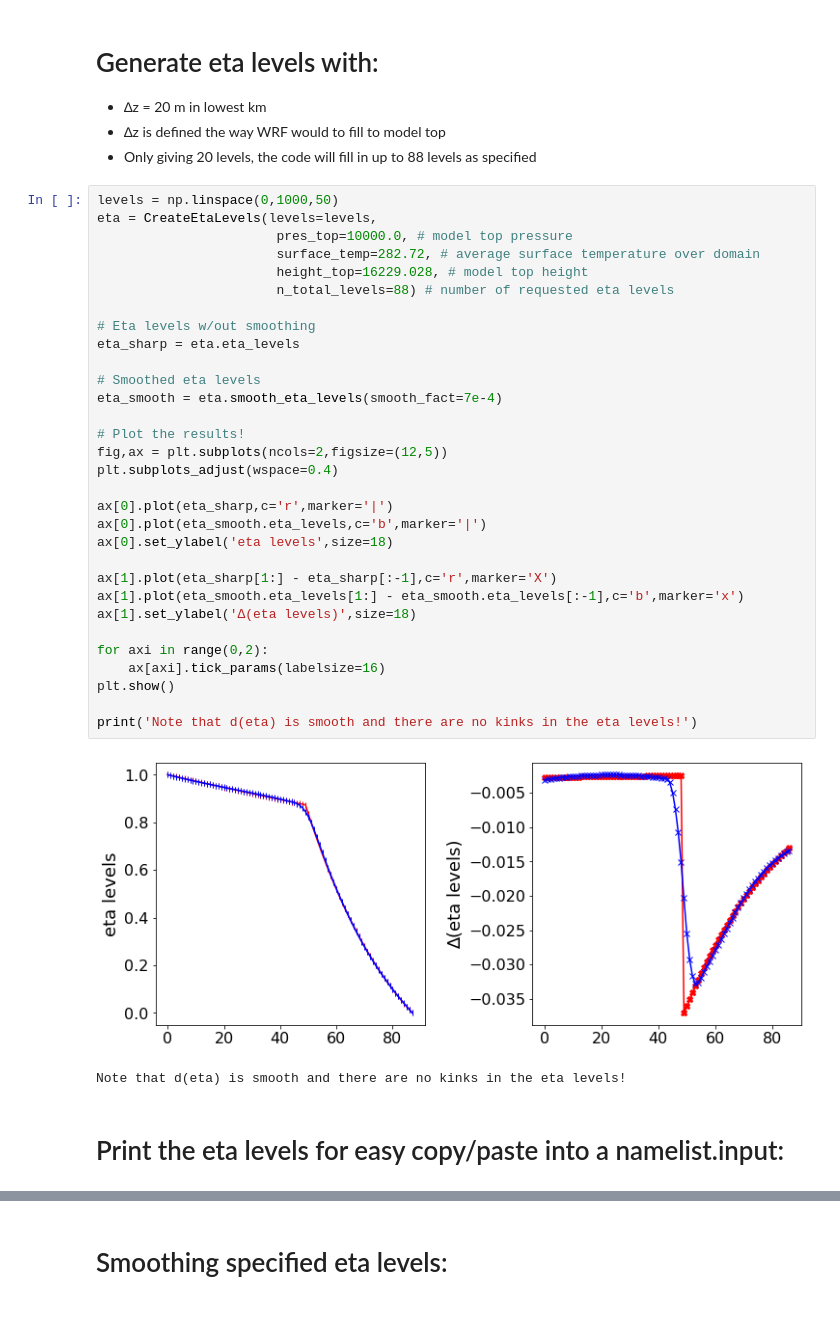
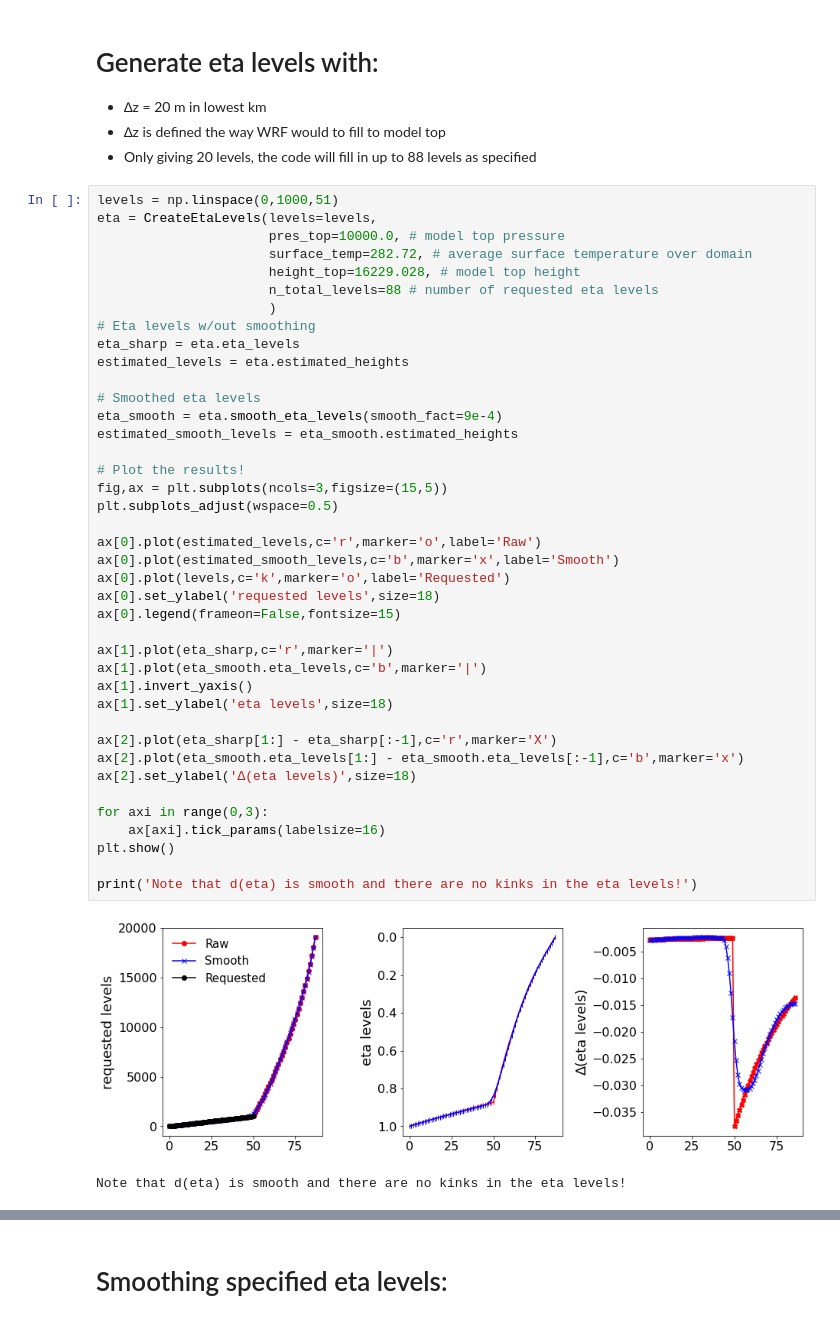
Before and after one commit to a2e-mmc/assessment, a Jupyter notebook: examples/EtaLevelCreate_Tutorial.ipynb, the cells around one changed output, grey strips where cells are left out. Saved outputs shown, nothing was run; the diff lists cells and outputs as text.

Commit message:
Fixed for adjustments to eta level calculation class

```diff
--- a/examples/EtaLevelCreate_Tutorial.ipynb
+++ b/examples/EtaLevelCreate_Tutorial.ipynb
@@ -64,38 +64,45 @@ plt.show()
 - ∆z is defined the way WRF would to fill to model top
 - Only giving 20 levels, the code will fill in up to 88 levels as specified
 # %%
-levels = np.linspace(0,1000,50)
+levels = np.linspace(0,1000,51)
 eta = CreateEtaLevels(levels=levels,
-                       pres_top=10000.0, # model top pressure
-                       surface_temp=282.72, # average surface temperature over domain
-                       height_top=16229.028, # model top height
-                       n_total_levels=88) # number of requested eta levels
-
+                      pres_top=10000.0, # model top pressure
+                      surface_temp=282.72, # average surface temperature over domain
+                      height_top=16229.028, # model top height
+                      n_total_levels=88 # number of requested eta levels
+                      )
 # Eta levels w/out smoothing
 eta_sharp = eta.eta_levels
+estimated_levels = eta.estimated_heights
 
 # Smoothed eta levels
-eta_smooth = eta.smooth_eta_levels(smooth_fact=7e-4)
+eta_smooth = eta.smooth_eta_levels(smooth_fact=9e-4)
+estimated_smooth_levels = eta_smooth.estimated_heights
 
 # Plot the results!
-fig,ax = plt.subplots(ncols=2,figsize=(12,5))
-plt.subplots_adjust(wspace=0.4)
+fig,ax = plt.subplots(ncols=3,figsize=(15,5))
+plt.subplots_adjust(wspace=0.5)
 
-ax[0].plot(eta_sharp,c='r',marker='|')
-ax[0].plot(eta_smooth.eta_levels,c='b',marker='|')
-ax[0].set_ylabel('eta levels',size=18)
+ax[0].plot(estimated_levels,c='r',marker='o',label='Raw')
+ax[0].plot(estimated_smooth_levels,c='b',marker='x',label='Smooth')
+ax[0].plot(levels,c='k',marker='o',label='Requested')
+ax[0].set_ylabel('requested levels',size=18)
+ax[0].legend(frameon=False,fontsize=15)
 
-ax[1].plot(eta_sharp[1:] - eta_sharp[:-1],c='r',marker='X')
-ax[1].plot(eta_smooth.eta_levels[1:] - eta_smooth.eta_levels[:-1],c='b',marker='x')
-ax[1].set_ylabel('∆(eta levels)',size=18)
+ax[1].plot(eta_sharp,c='r',marker='|')
+ax[1].plot(eta_smooth.eta_levels,c='b',marker='|')
+ax[1].invert_yaxis()
+ax[1].set_ylabel('eta levels',size=18)
 
-for axi in range(0,2):
+ax[2].plot(eta_sharp[1:] - eta_sharp[:-1],c='r',marker='X')
+ax[2].plot(eta_smooth.eta_levels[1:] - eta_smooth.eta_levels[:-1],c='b',marker='x')
+ax[2].set_ylabel('∆(eta levels)',size=18)
+
+for axi in range(0,3):
     ax[axi].tick_params(labelsize=16)
 plt.show()
 
 print('Note that d(eta) is smooth and there are no kinks in the eta levels!')
 # %% [output]
-[figure, old version]
+[figure, new version]
 Note that d(eta) is smooth and there are no kinks in the eta levels!
-# %% [markdown]
-# Print the eta levels for easy copy/paste into a namelist.input:
```
Also changed, not shown: parts of 5 cells of this notebook.
